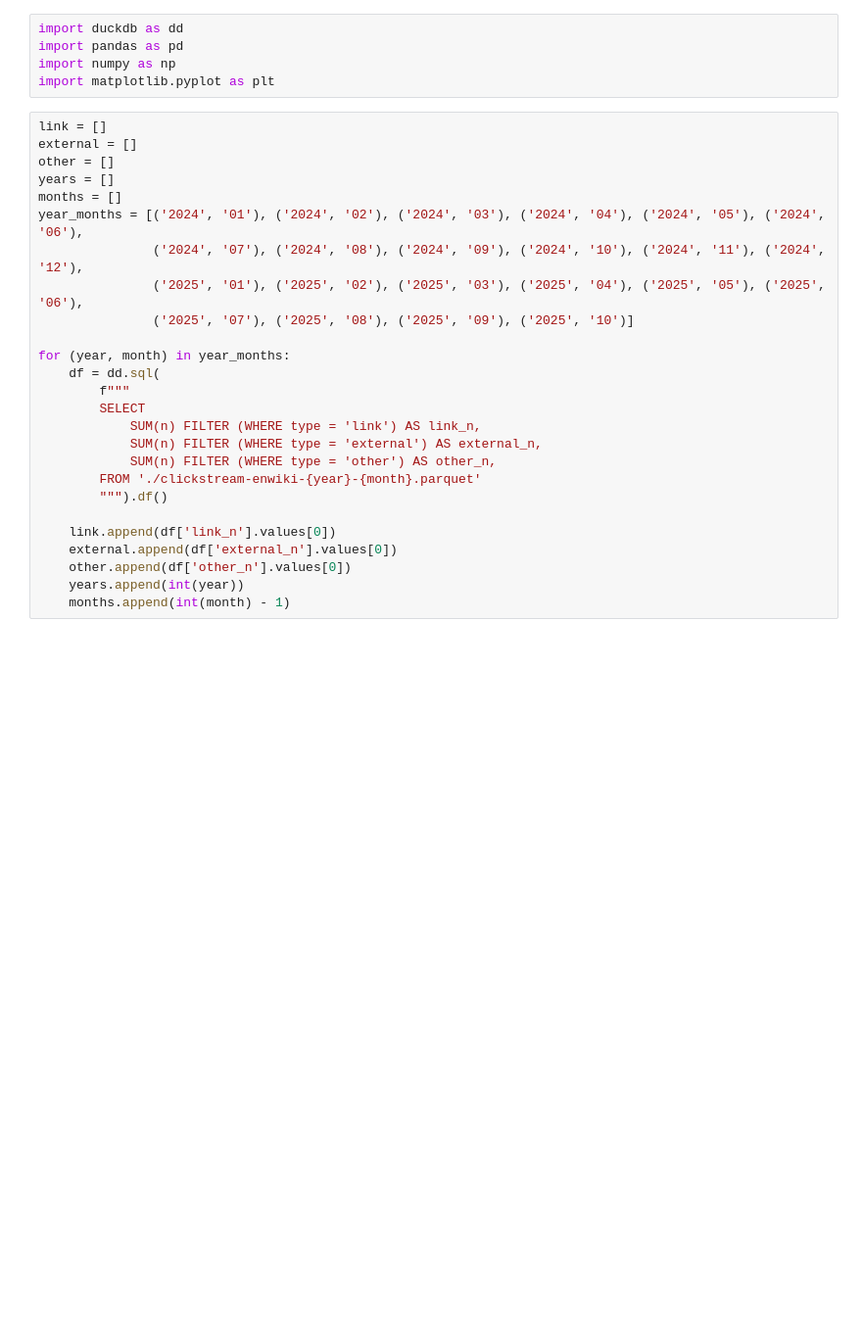
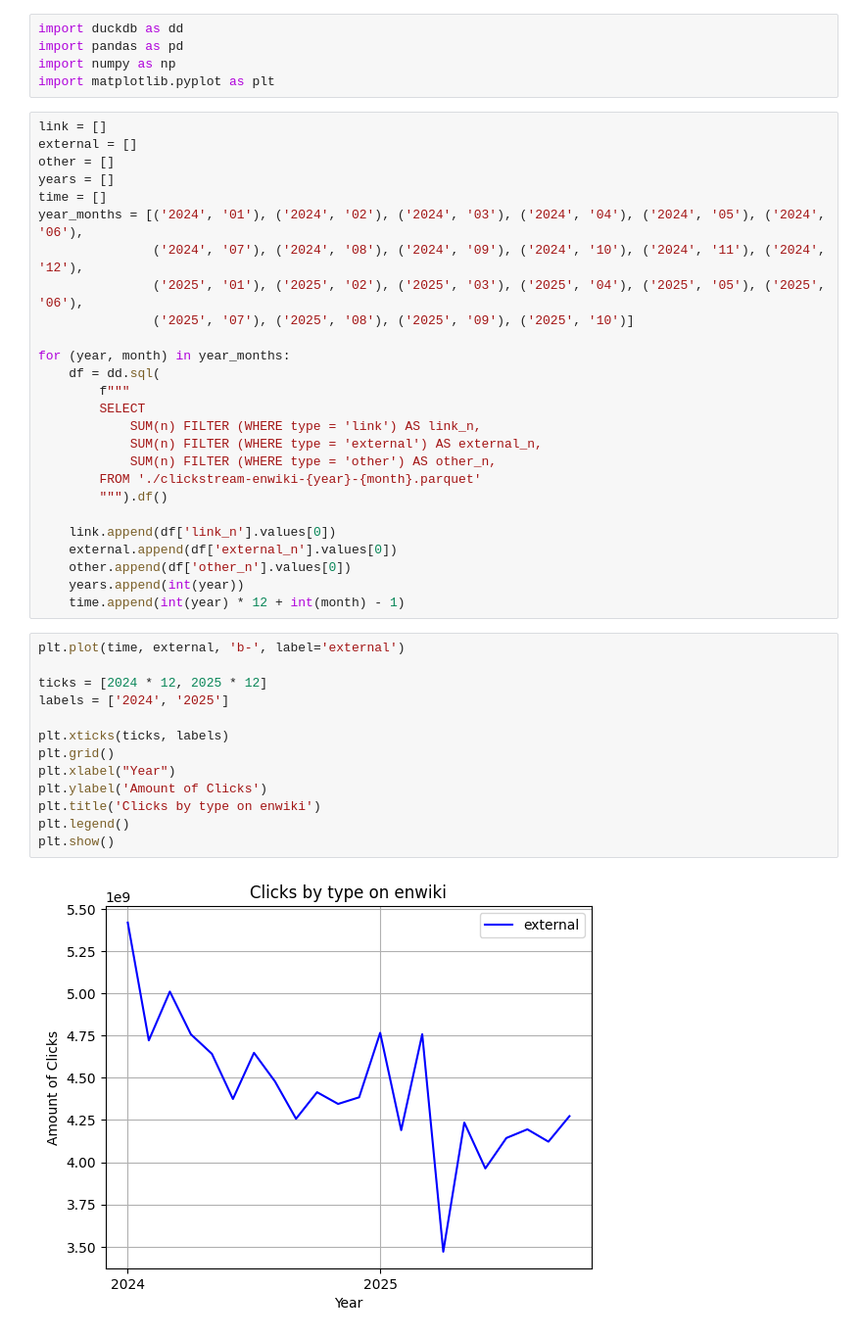
Before and after one commit to TLMatthies/analysis-wiki-data, a Jupyter notebook: Click-analysis/clickstream_analysis.ipynb, the cells around one changed output. Shown at 98% size. Drawn from its saved outputs; the diff is of its cells as text; blank space fills up the shorter version.

```diff
--- a/Click-analysis/clickstream_analysis.ipynb
+++ b/Click-analysis/clickstream_analysis.ipynb
@@ -8,7 +8,7 @@ link = []
 external = []
 other = []
 years = []
-months = []
+time = []
 year_months = [('2024', '01'), ('2024', '02'), ('2024', '03'), ('2024', '04'), ('2024', '05'), ('2024', '06'),
                ('2024', '07'), ('2024', '08'), ('2024', '09'), ('2024', '10'), ('2024', '11'), ('2024', '12'),
                ('2025', '01'), ('2025', '02'), ('2025', '03'), ('2025', '04'), ('2025', '05'), ('2025', '06'),
@@ -28,4 +28,19 @@ for (year, month) in year_months:
     external.append(df['external_n'].values[0])
     other.append(df['other_n'].values[0])
     years.append(int(year))
-    months.append(int(month) - 1)
+    time.append(int(year) * 12 + int(month) - 1)
+# %%
+plt.plot(time, external, 'b-', label='external')
+
+ticks = [2024 * 12, 2025 * 12]
+labels = ['2024', '2025']
+
+plt.xticks(ticks, labels)
+plt.grid()
+plt.xlabel("Year")
+plt.ylabel('Amount of Clicks')
+plt.title('Clicks by type on enwiki')
+plt.legend()
+plt.show()
+# %% [output]
+[figure, added]
```
Also changed, not shown: parts of 3 cells of this notebook, 1 other file.
